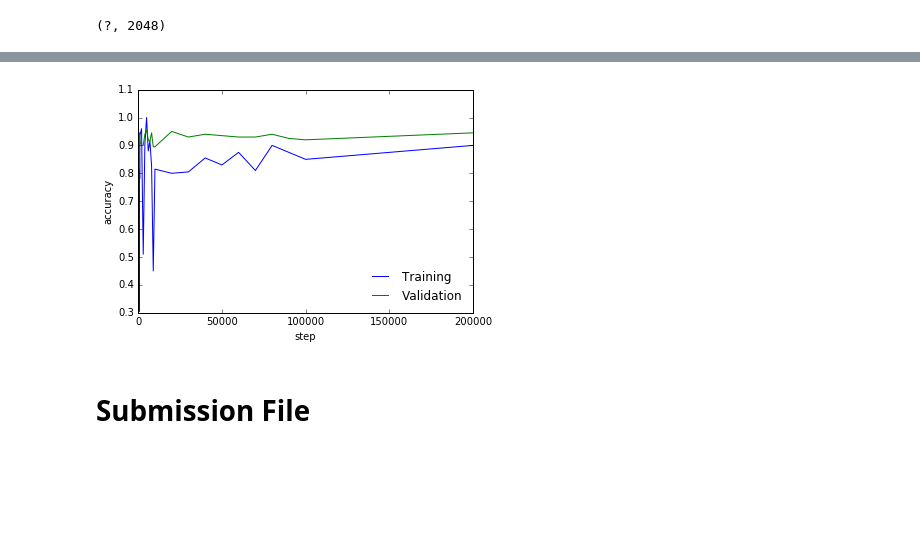
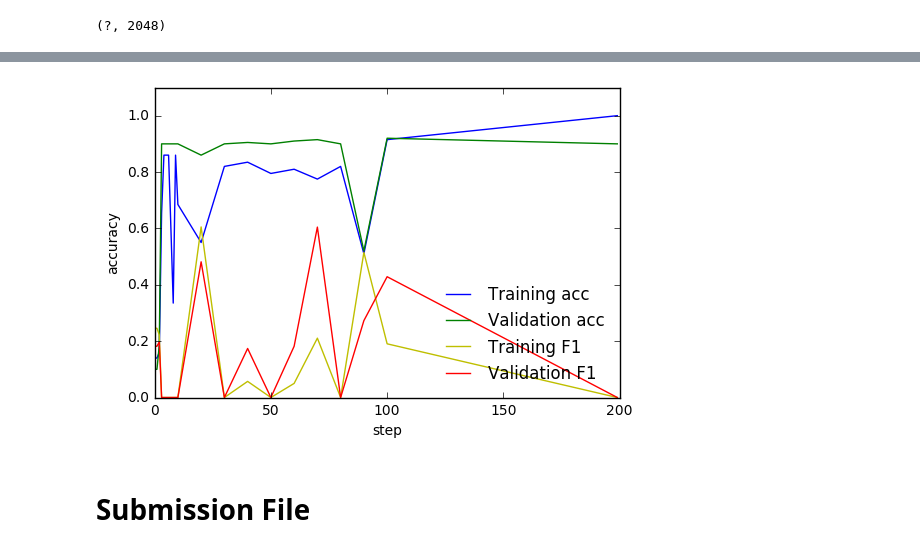
Before and after one commit to adderbyte/Road_Segment_Identification_CNN, a Jupyter notebook: TensorFlow_Run.ipynb, the cells around one changed output, grey strips where cells are left out. Drawn from its saved outputs; the diff is of its cells as text; code cells hidden in the pictures; blank space fills up the shorter version.

Commit message:
Add F1 score computation + graph

```diff
--- a/TensorFlow_Run.ipynb
+++ b/TensorFlow_Run.ipynb
@@ -171,14 +168,20 @@ train_step = tf.train.AdamOptimizer(LEARNING_RATE).minimize(cross_entropy + 5e-6
 
 # evaluation
 correct_prediction = tf.equal(tf.argmax(tf.nn.softmax(y),1), tf.argmax(label_nodes,1))
+false_prediction = tf.logical_not(correct_prediction)
 
 accuracy = tf.reduce_mean(tf.cast(correct_prediction, 'float'))
+
+true_positives = tf.reduce_sum(tf.to_int32(tf.logical_and(correct_prediction, tf.equal(tf.argmax(tf.nn.softmax(y),1), True) )))
+false_positives = tf.reduce_sum(tf.to_int32(tf.logical_and(false_prediction, tf.equal(tf.argmax(tf.nn.softmax(y),1), True) )))
+true_negatives = tf.reduce_sum(tf.to_int32(tf.logical_and(correct_prediction, tf.equal(tf.argmax(tf.nn.softmax(y),1), False) )))
+false_negatives = tf.reduce_sum(tf.to_int32(tf.logical_and(false_prediction, tf.equal(tf.argmax(tf.nn.softmax(y),1), False) )))
 # %%
 predict = tf.argmax(tf.nn.softmax(y),1)
 # %%
 
 # set to 20000 on local environment to get 0.99 accuracy
-TRAINING_ITERATIONS = 200000
+TRAINING_ITERATIONS = 200
 
 DROPOUT = 0.5
 #BATCH_SIZES = 200
@@ -226,10 +229,15 @@ def display_validation_stats():
                                                    label_nodes: validation_labels,
                                                    keep_prob: 1.0})
     print('validation_accuracy => %.4f'%validation_accuracy)
-    plt.plot(x_range, train_accuracies,'-b', label='Training')
-    plt.plot(x_range, validation_accuracies,'-g', label='Validation')
+    plt.plot(x_range, train_accuracies,'-b', label='Training acc')
+    plt.plot(x_range, validation_accuracies,'-g', label='Validation acc')
+
+    plt.plot(x_range, f1_scores_train,'-y', label='Training F1')
+    plt.plot(x_range, f1_scores_test,'-r', label='Validation F1')
+
+
     plt.legend(loc='lower right', frameon=False)
-    plt.ylim(ymax = 1.1, ymin = 0.3)
+    plt.ylim(ymax = 1.1, ymin = 0.0)
 
     plt.ylabel('accuracy')
     plt.xlabel('step')
@@ -272,8 +280,12 @@ save_dir = '..\\tmp\\'
 if not os.path.isdir(save_dir):
     os.mkdir(save_dir)
 # %%
+from sklearn.metrics import confusion_matrix
+
 train_accuracies = []
 validation_accuracies = []
+f1_scores_train = []
+f1_scores_test = []
 x_range = []
 image_size = 400;
 
@@ -294,14 +306,54 @@ with tf.Session() as sess:
             train_accuracy = accuracy.eval(feed_dict={data_nodes: batch_xs,
                                                       label_nodes: batch_ys,
                                                       keep_prob: 1.0})
+
+            tp_train = true_positives.eval(feed_dict={ data_nodes: batch_xs,
+                                                            label_nodes: batch_ys,
+                                                            keep_prob: 1.0})
+
+            fp_train = false_positives.eval(feed_dict={ data_nodes: batch_xs,
+                                                    label_nodes: batch_ys,
+                                                    keep_prob: 1.0})
+
+            fn_train = false_negatives.eval(feed_dict={ data_nodes: batch_xs,
+                                                    label_nodes: batch_ys,
+                                                    keep_prob: 1.0})
+
+            precision_train = float(tp_train) / float(tp_train+fp_train + 0.0000000000001)
+            recall_train = float(tp_train) / float(tp_train + fn_train + 0.0000000000001)
+            F1_score_train = 2 * ( precision_train * recall_train ) / ( precision_train + recall_train + 0.0000000000001 )
+
+
+
             if(VALIDATION_SIZE):
                 validation_accuracy = accuracy.eval(feed_dict={ data_nodes: validation_images,
                                                                 label_nodes: validation_labels,
                                                                 keep_prob: 1.0})
+
+                tp_test = true_positives.eval(feed_dict={ data_nodes: validation_images,
+                                                                label_nodes: validation_labels,
+                                                                keep_prob: 1.0})
+
+                fp_test = false_positives.eval(feed_dict={ data_nodes: validation_images,
+                                                        label_nodes: validation_labels,
+                                                        keep_prob: 1.0})
+
+                fn_test = false_negatives.eval(feed_dict={ data_nodes: validation_images,
+                                                        label_nodes: validation_labels,
+                                                        keep_prob: 1.0})
+
+                precision_test = float(tp_test) / float(tp_test+fp_test + 0.0000000000001)
+                recall_test = float(tp_test) / float(tp_test + fn_test + 0.0000000000001)
+                F1_score_test = 2 * ( precision_test * recall_test ) / ( precision_test + recall_test + 0.0000000000001 )
+
+
+                print("F1 score train set = ", F1_score_train,"F1 Score test set = ", F1_score_test)
                 print('training_accuracy / validation_accuracy => %.2f / %.2f for step %d' %
-                      (train_accuracy, validation_accuracy, i))
+                (train_accuracy, validation_accuracy, i))
 
                 validation_accuracies.append(validation_accuracy)
+                f1_scores_train.append(F1_score_train)
+                f1_scores_test.append(F1_score_test)
 
             else:
                  print('training_accuracy => %.4f for step %d'%(train_accuracy, i))
@@ -341,4 +393,4 @@ validation_accuracy => 0.9450
-[figure, old version]
+[figure, new version]
 # %% [markdown]
 # Submission File
 # %%
```
Also changed, not shown: parts of 2 cells of this notebook.
